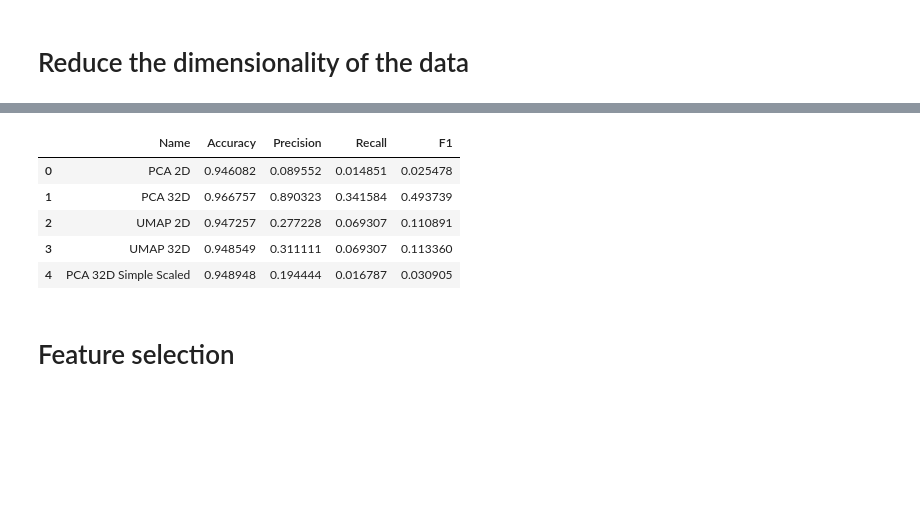
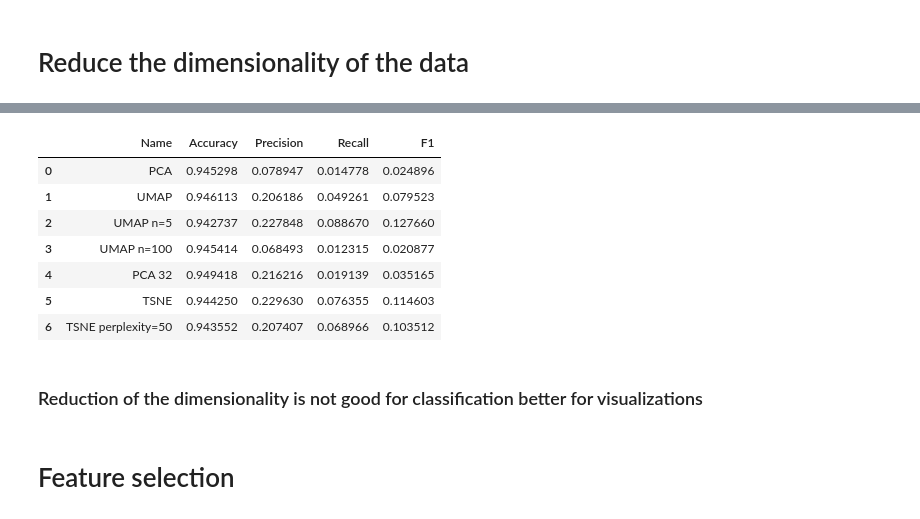
Before and after one commit to Golden3x11/ml, a Jupyter notebook: L1/L1.ipynb, the cells around one changed output, grey strips where cells are left out. Drawn from its saved outputs; the diff is of its cells as text; code cells hidden in the pictures; blank space fills up the shorter version.

```diff
--- a/L1/L1.ipynb
+++ b/L1/L1.ipynb
@@ -385,11 +385,14 @@ X_pca = pca.fit_transform(X_imputed_iterative_o)
 pca_32 = PCA(n_components=32, random_state=SEED)
 X_pca_32 = pca_32.fit_transform(X_imputed_iterative_o)
 # %%
-umap = UMAP(n_components=2, random_state=SEED)
+umap_5 = UMAP(n_neighbors=5, random_state=SEED)
+X_umap_5 = umap_5.fit_transform(X_imputed_iterative_o)
+
+umap = UMAP(random_state=SEED)
 X_umap = umap.fit_transform(X_imputed_iterative_o)
 
-umap_32 = UMAP(n_components=32, random_state=SEED)
-X_umap_32 = umap_32.fit_transform(X_imputed_iterative_o)
+umap_25 = UMAP(n_neighbors=100, random_state=SEED)
+X_umap_25 = umap_25.fit_transform(X_imputed_iterative_o)
 # %%
 fig, ax = plt.subplots(1, 2, figsize=(15, 5))
 sns.scatterplot(x=X_pca[:, 0], y=X_pca[:, 1], hue=y_imputed_iterative_o, ax=ax[0])
@@ -402,3 +414,12 @@ plt.show()
 # %%
 pca_32 = PCA(n_components=32, random_state=SEED)
 X_pca_32_s = pca_32.fit_transform(X_imputed_s_scaled)
+# %%
+from sklearn.manifold import TSNE
+# Worth to use PCA before TSNE but for bigger datasets 60 dimensions can be processed well
+
+tsne = TSNE(random_state=SEED)
+X_tsne = tsne.fit_transform(X_imputed_iterative_o)
+
+tsne2 = TSNE(perplexity=50, random_state=SEED)
+X_tsne2 = tsne2.fit_transform(X_imputed_iterative_o)
@@ -405,19 +436,22 @@ X_pca_32_s = pca_32.fit_transform(X_imputed_s_scaled)
 # %%
 results = []
 
-for data, title in zip([(X_pca, y_imputed_iterative_o), (X_pca_32, y_imputed_iterative_o), (X_umap, y_imputed_iterative_o), (X_umap_32, y_imputed_iterative_o)], ['PCA 2D', 'PCA 32D', 'UMAP 2D', 'UMAP 32D']):
+for data, title in zip([(X_pca, y_imputed_iterative_o), (X_umap, y_imputed_iterative_o), (X_umap_5, y_imputed_iterative_o), (X_umap_25, y_imputed_iterative_o), (X_pca_32_s, y), (X_tsne, y_imputed_iterative_o), (X_tsne2, y_imputed_iterative_o)], ['PCA', 'UMAP', 'UMAP n=5', 'UMAP n=100', 'PCA 32', 'TSNE', 'TSNE perplexity=50']):
     results.append(test_classification(data[0], data[1], title))
 
-results.append(test_classification(X_pca_32_s, y, 'PCA 32D Simple Scaled'))
 
 pd.DataFrame(results)
 # %% [output]
 |  | Name | Accuracy | Precision | Recall | F1 |
-| 0 | PCA 2D | 0.946082 | 0.089552 | 0.014851 | 0.025478 |
-| 1 | PCA 32D | 0.966757 | 0.890323 | 0.341584 | 0.493739 |
-| 2 | UMAP 2D | 0.947257 | 0.277228 | 0.069307 | 0.110891 |
-| 3 | UMAP 32D | 0.948549 | 0.311111 | 0.069307 | 0.113360 |
-| 4 | PCA 32D Simple Scaled | 0.948948 | 0.194444 | 0.016787 | 0.030905 |
+| 0 | PCA | 0.945298 | 0.078947 | 0.014778 | 0.024896 |
+| 1 | UMAP | 0.946113 | 0.206186 | 0.049261 | 0.079523 |
+| 2 | UMAP n=5 | 0.942737 | 0.227848 | 0.088670 | 0.127660 |
+| 3 | UMAP n=100 | 0.945414 | 0.068493 | 0.012315 | 0.020877 |
+| 4 | PCA 32 | 0.949418 | 0.216216 | 0.019139 | 0.035165 |
+| 5 | TSNE | 0.944250 | 0.229630 | 0.076355 | 0.114603 |
+| 6 | TSNE perplexity=50 | 0.943552 | 0.207407 | 0.068966 | 0.103512 |
+# %% [markdown]
+### Reduction of the dimensionality is not good for classification better for visualizations
 # %% [markdown]
 # Feature selection
 # %%
```
Also changed, not shown: parts of 5 cells of this notebook.
